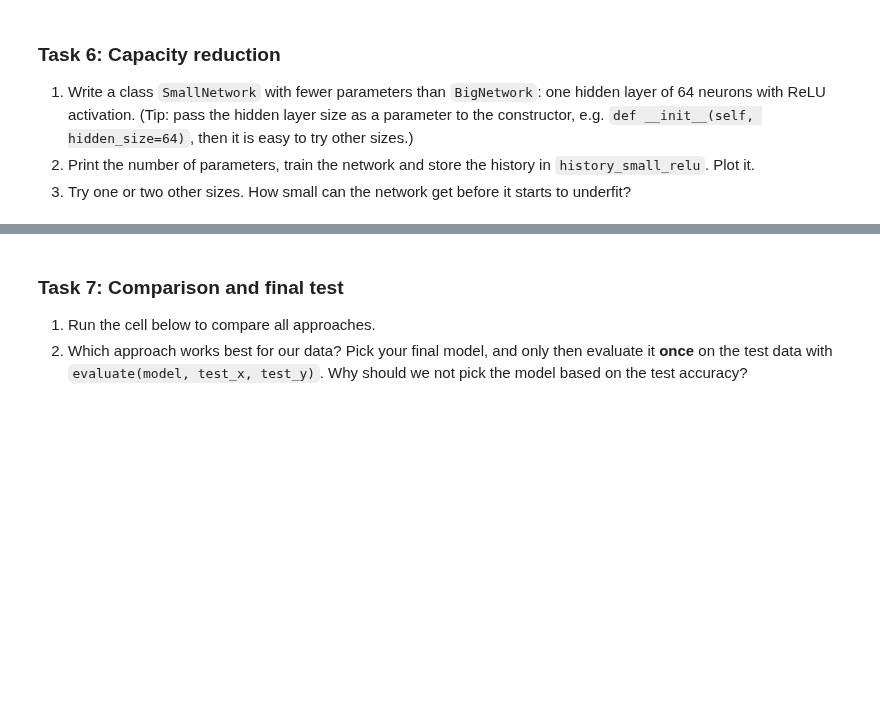
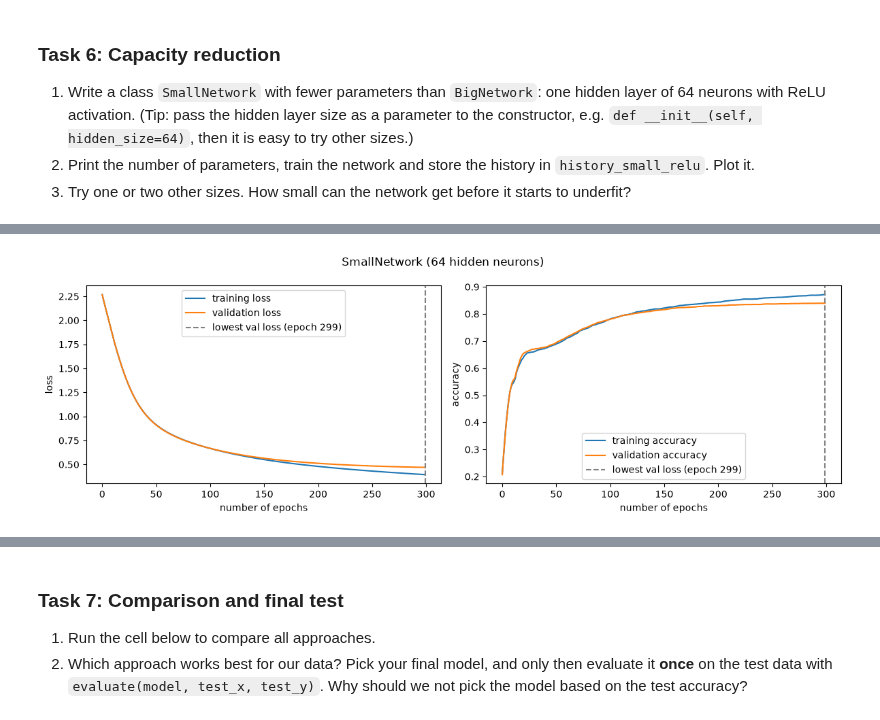
Before and after one commit to shirouuuu/ml2-ws26, a Jupyter notebook: 05_ModelFit_Overfitting.ipynb, the cells around one changed output, grey strips where cells are left out. Saved outputs shown, nothing was run; the diff lists cells and outputs as text; code cells hidden in the pictures; blank space fills up the shorter version.

```diff
--- a/05_ModelFit_Overfitting.ipynb
+++ b/05_ModelFit_Overfitting.ipynb
@@ -293,3 +533,41 @@ print(f"Stopped after {len(history_es['val_loss'])} epochs, best epoch {best_epo
 1. Write a class `SmallNetwork` with fewer parameters than `BigNetwork`: one hidden layer of 64 neurons with ReLU activation. (Tip: pass the hidden layer size as a parameter to the constructor, e.g. `def __init__(self, hidden_size=64)`, then it is easy to try other sizes.)
 2. Print the number of parameters, train the network and store the history in `history_small_relu`. Plot it.
 3. Try one or two other sizes. How small can the network get before it starts to underfit?
+# %%
+class SmallNetwork(nn.Module):
+    def __init__(self, hidden_size=64):
+
+        super(SmallNetwork, self).__init__()  # calling super constructor
+
+        # defining layers
+        self.hidden = nn.Linear(784, hidden_size)
+        self.output = nn.Linear(hidden_size, 10)
+
+    def forward(self, x):
+
+        z1 = self.hidden(x)
+        a1 = torch.relu(z1)
+        z2 = self.output(a1)
+        # note: we do not apply the softmax here!
+
+        return z2
+
+
+torch.manual_seed(0)
+model_small = SmallNetwork(hidden_size=64).to(device)
+print("Number of parameters:", sum(p.numel() for p in model_small.parameters()))
+
+optimizer = torch.optim.Adam(model_small.parameters(), lr=0.0005)
+history_small_relu = train(model_small, optimizer, no_epochs=300, print_every=30)
+plot_history(history_small_relu, "SmallNetwork (64 hidden neurons)")
+
+# try other sizes: how small can the network get before it underfits?
+histories_sizes = {}
+for hidden_size in [32, 16, 4]:
+    torch.manual_seed(0)
+    model = SmallNetwork(hidden_size).to(device)
+    optimizer = torch.optim.Adam(model.parameters(), lr=0.0005)
+    histories_sizes[hidden_size] = train(model, optimizer, no_epochs=300, print_every=1000)
+    n_params = sum(p.numel() for p in model.parameters())
+    summary(histories_sizes[hidden_size], f"{hidden_size} neurons ({n_params} p.)")
+# %% [output]
@@ -295,0 +585 @@ print(f"Stopped after {len(history_es['val_loss'])} epochs, best epoch {best_epo
+[figure, added]
```
Also changed, not shown: parts of 31 cells of this notebook.
